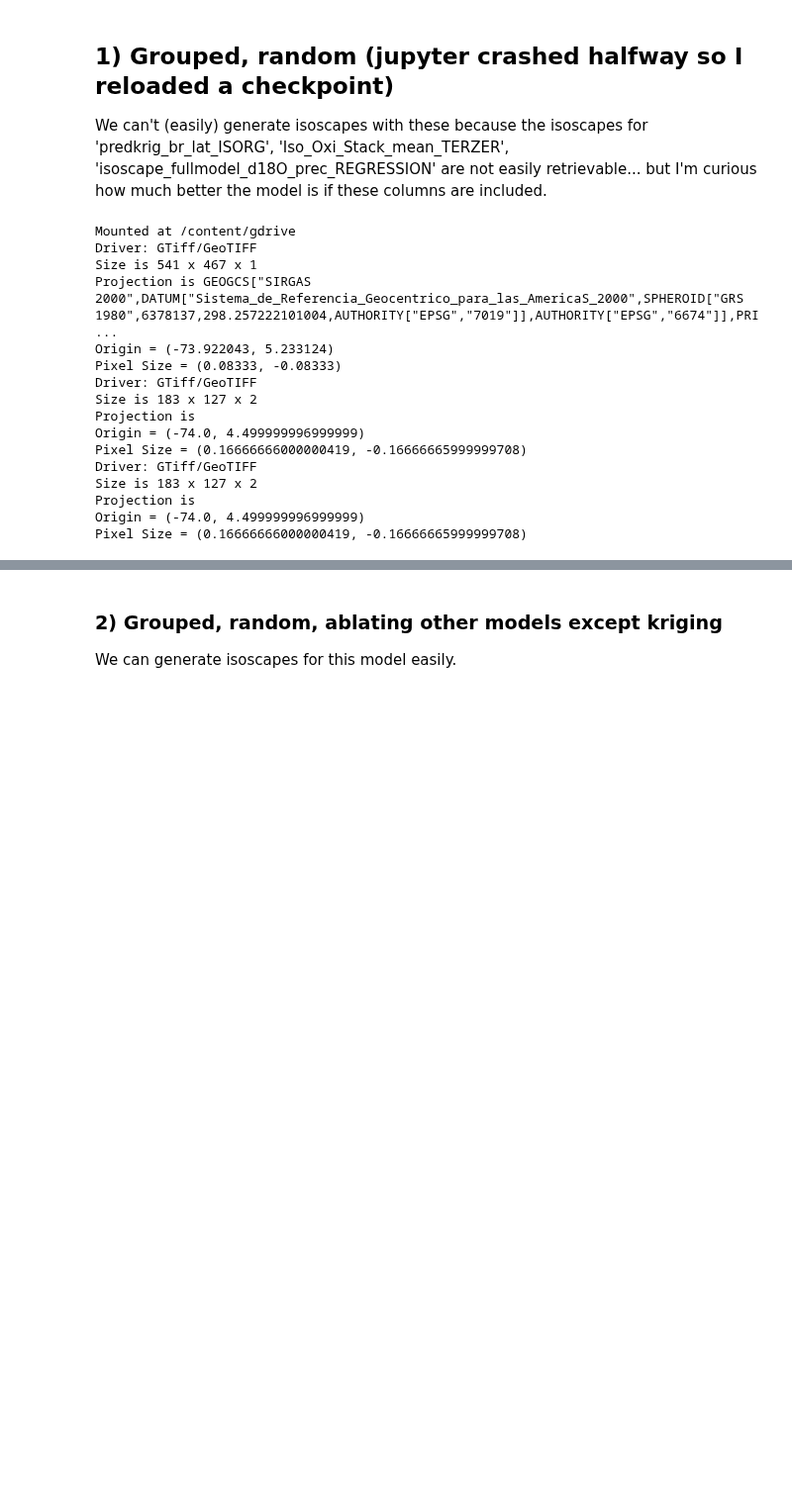
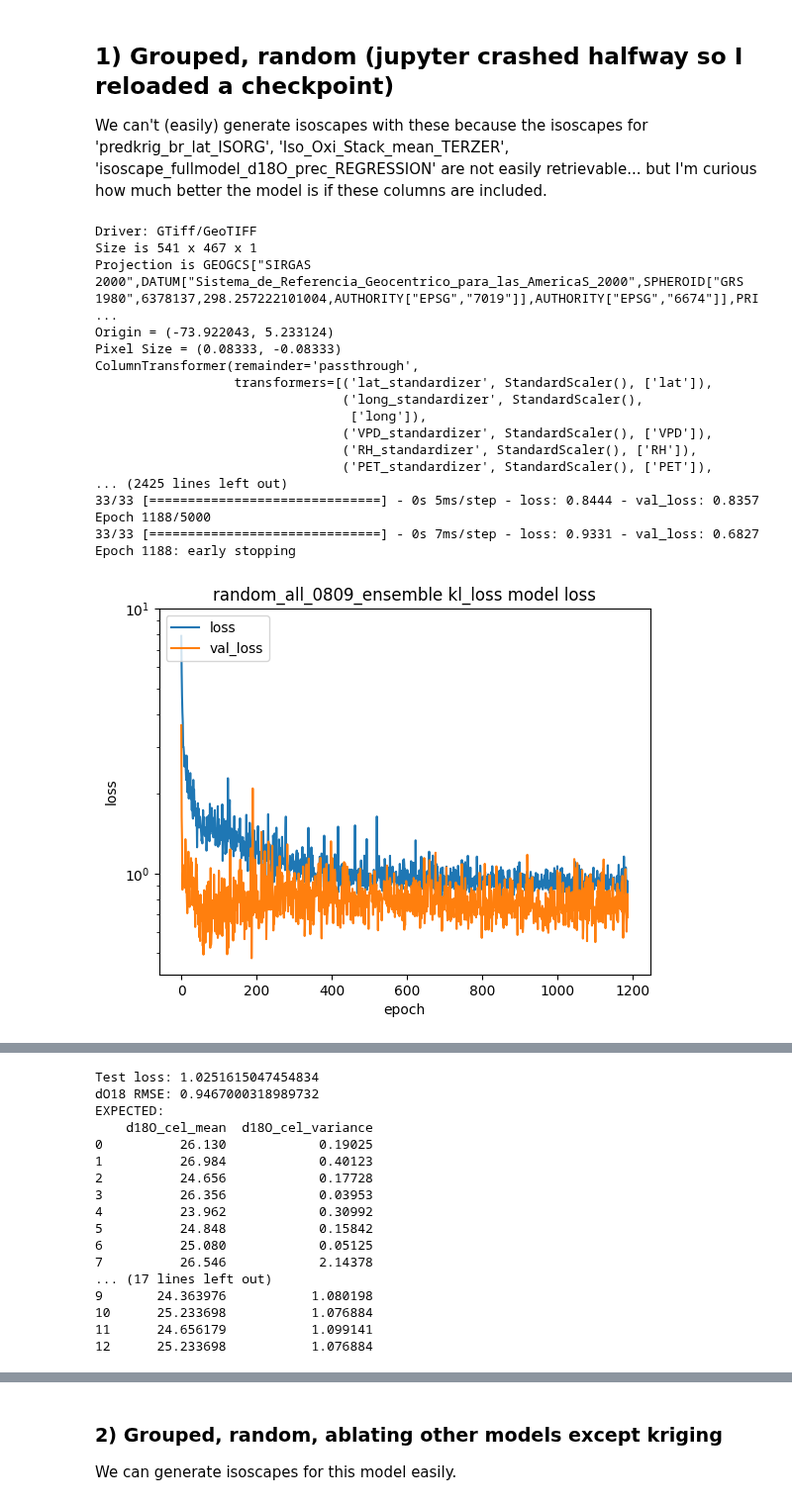
Before and after one commit to tnc-br/ddf-isoscapes, a Jupyter notebook: dnn/briso_d13C.ipynb, the cells around one changed output, grey strips where cells are left out. Shown at 99% size. Saved outputs shown, nothing was run; the diff lists cells and outputs as text; code cells hidden in the pictures; blank space fills up the shorter version.

```diff
--- a/dnn/briso_d13C.ipynb
+++ b/dnn/briso_d13C.ipynb
@@ -73,12 +73,13 @@ import raster
 def load_dataset(path: str, columns_to_keep: List[str], side_raster_input):
   df = pd.read_csv(path, encoding="ISO-8859-1", sep=',')
   df = df[df['d18O_cel_variance'].notna()]
-
   X = df
   X = X.drop(df.columns.difference(columns_to_keep), axis=1)
 
-  for name, geotiff in side_raster_input:
-    X[name] = geotiff.value_at(X['lat'], X['long'])
+  for name, geotiff in side_raster_input.items():
+    X[name] = X.apply(lambda row: geotiff.value_at(row['long'], row['lat']), axis=1)
+    # The last two kriging columns need to remain last. Move new columns forward.
+    X.insert(len(X.columns)-3, name, X.pop(name))
 
   Y = df[["d18O_cel_mean", "d18O_cel_variance"]]
   return X, Y
@@ -99,7 +100,7 @@ def create_feature_scaler(X: pd.DataFrame,
                           columns_to_passthrough,
                           columns_to_scale,
                           columns_to_standardize) -> ColumnTransformer:
-  columns_to_standardize = columns_to_standardize + ["brisoscape_mean_ISORIX", "d13C_cel" ]
+  columns_to_standardize = columns_to_standardize
   feature_scaler = ColumnTransformer(
       [(column+'_normalizer', MinMaxScaler(), [column]) for column in columns_to_scale] +
       [(column+'_standardizer', StandardScaler(), [column]) for column in columns_to_standardize],
@@ -108,6 +109,14 @@ def create_feature_scaler(X: pd.DataFrame,
   print(feature_scaler)
   return feature_scaler
 
+def create_label_scaler(Y: pd.DataFrame) -> ColumnTransformer:
+  label_scaler = ColumnTransformer([
+      ('mean_std_scaler', StandardScaler(), ['d18O_cel_mean']),
+      ('var_minmax_scaler', MinMaxScaler(), ['d18O_cel_variance'])],
+      remainder='passthrough')
+  label_scaler.fit(Y)
+  return label_scaler
+
 def scale(X: pd.DataFrame, feature_scaler):
   # transform() outputs numpy arrays :(  need to convert back to DataFrame.
   X_standardized = pd.DataFrame(feature_scaler.transform(X),
@@ -137,8 +146,8 @@ def load_and_scale(config: Dict,
 
   geotiff_side_input = {
       "brisoscape_mean_ISORIX" : raster.load_raster(raster.get_raster_path("brisoscape_mean_ISORIX.tif")),
-      "d13C_cel_mean" : raster.load_raster(raster.get_raster_path("d13C_cel_amazon_stack_terra_null.tiff"), use_only_band_index=0),
-      "d13C_cel_var" : raster.load_raster(raster.get_raster_path("d13C_cel_amazon_stack_terra_null.tiff"), use_only_band_index=1)
+      # "d13C_cel_mean" : raster.load_raster(raster.get_raster_path("d13C_cel_Brazil_stack_terra_null.tiff"), use_only_band_index=0),
+      # "d13C_cel_var" : raster.load_raster(raster.get_raster_path("d13C_cel_Brazil_stack_terra_null.tiff"), use_only_band_index=1)
   }
   columns_to_keep = columns_to_passthrough + columns_to_scale + columns_to_standardize
   X_train, Y_train = load_dataset(config['TRAIN'], columns_to_keep, geotiff_side_input)
@@ -153,10 +162,11 @@ def load_and_scale(config: Dict,
       columns_to_standardize)
 
   # Apply the scaler:
+  label_scaler = create_label_scaler(Y_train)
   train = FeaturesToLabels(scale(X_train, feature_scaler), Y_train)
   val = FeaturesToLabels(scale(X_val, feature_scaler), Y_val)
   test = FeaturesToLabels(scale(X_test, feature_scaler), Y_test)
-  return ScaledPartitions(feature_scaler, None, train, val, test)
+  return ScaledPartitions(feature_scaler, label_scaler, train, val, test)
 # %% [markdown]
 # Model Definition
 # %% [markdown]
@@ -362,7 +326,7 @@ def train_and_evaluate(sp: ScaledPartitions, run_id: str, training_batch_size=5)
   print(run_id)
   history, model = train_or_update_variational_model(
       sp, hidden_layers=[20, 20], epochs=5000, batch_size=training_batch_size,
-      lr=0.001, model_file=run_id+".h5", use_checkpoint=False)
+      lr=0.0001, model_file=run_id+".h5", use_checkpoint=False)
   render_plot_loss(history, run_id+" kl_loss")
   model.save(get_model_save_location(run_id+".h5"), save_format="h5")
 
@@ -388,37 +352,39 @@ We can't (easily) generate isoscapes with these because the isoscapes for 'predk
 # %%
 grouped_random_fileset = {
     'TRAIN' : os.path.join(FP_ROOT, 'amazon_sample_data/canonical/uc_davis_train_random_grouped.csv'),
     'TEST' : os.path.join(FP_ROOT, 'amazon_sample_data/canonical/uc_davis_test_random_grouped.csv'),
     'VALIDATION' : os.path.join(FP_ROOT, 'amazon_sample_data/canonical/uc_davis_validation_random_grouped.csv'),
 }
 
 columns_to_passthrough = [
     'ordinary_kriging_linear_d18O_predicted_mean',
     'ordinary_kriging_linear_d18O_predicted_variance']
 columns_to_scale = []
 columns_to_standardize = [
     'lat', 'long', 'VPD', 'RH', 'PET', 'DEM', 'PA',
     'Mean Annual Temperature', 'Mean Annual Precipitation',
     'Iso_Oxi_Stack_mean_TERZER', 'isoscape_fullmodel_d18O_prec_REGRESSION']
 
 data = load_and_scale(grouped_random_fileset, columns_to_passthrough, columns_to_scale, columns_to_standardize)
-model = train_and_evaluate(data, "random_all_boosted_residuals_0809_ensemble", training_batch_size=3)
-model.save(get_model_save_location("random_all_boosted_residuals_0809_ensemble.keras"), save_format='tf')
-dump(data.feature_scaler, get_model_save_location('random_all_boosted_residuals_0809_ensemble.pkl'))
+model = train_and_evaluate(data, "random_all_0809_ensemble", training_batch_size=3)
+model.save(get_model_save_location("random_all_0809_ensemble.tf"), save_format='tf')
+dump(data.feature_scaler, get_model_save_location('random_all_0809_ensemble.pkl'))
 # %% [output]
-Mounted at /content/gdrive
 Driver: GTiff/GeoTIFF
 Size is 541 x 467 x 1
 Projection is GEOGCS["SIRGAS 2000",DATUM["Sistema_de_Referencia_Geocentrico_para_las_AmericaS_2000",SPHEROID["GRS 1980",6378137,298.257222101004,AUTHORITY["EPSG","7019"]],AUTHORITY["EPSG","6674"]],PRI ...
 Origin = (-73.922043, 5.233124)
 Pixel Size = (0.08333, -0.08333)
-Driver: GTiff/GeoTIFF
-Size is 183 x 127 x 2
-Projection is
-Origin = (-74.0, 4.499999996999999)
-Pixel Size = (0.16666666000000419, -0.16666665999999708)
-Driver: GTiff/GeoTIFF
-Size is 183 x 127 x 2
-Projection is
-Origin = (-74.0, 4.499999996999999)
-Pixel Size = (0.16666666000000419, -0.16666665999999708)
+ColumnTransformer(remainder='passthrough',
+                  transformers=[('lat_standardizer', StandardScaler(), ['lat']),
+                                ('long_standardizer', StandardScaler(),
+                                 ['long']),
+                                ('VPD_standardizer', StandardScaler(), ['VPD']),
+                                ('RH_standardizer', StandardScaler(), ['RH']),
+                                ('PET_standardizer', StandardScaler(), ['PET']),
+... (2425 lines left out)
+33/33 [==============================] - 0s 5ms/step - loss: 0.8444 - val_loss: 0.8357
+Epoch 1188/5000
+33/33 [==============================] - 0s 7ms/step - loss: 0.9331 - val_loss: 0.6827
+Epoch 1188: early stopping
+[figure, added]
@@ -425,0 +394,17 @@ OSError: ignored
+Test loss: 1.0251615047454834
+dO18 RMSE: 0.9467000318989732
+EXPECTED:
+    d18O_cel_mean  d18O_cel_variance
+0          26.130            0.19025
+1          26.984            0.40123
+2          24.656            0.17728
+3          26.356            0.03953
+4          23.962            0.30992
+5          24.848            0.15842
+6          25.080            0.05125
+7          26.546            2.14378
+... (17 lines left out)
+9       24.363976           1.080198
+10      25.233698           1.076884
+11      24.656179           1.099141
+12      25.233698           1.076884
```
Also changed, not shown: parts of 7 cells of this notebook.
